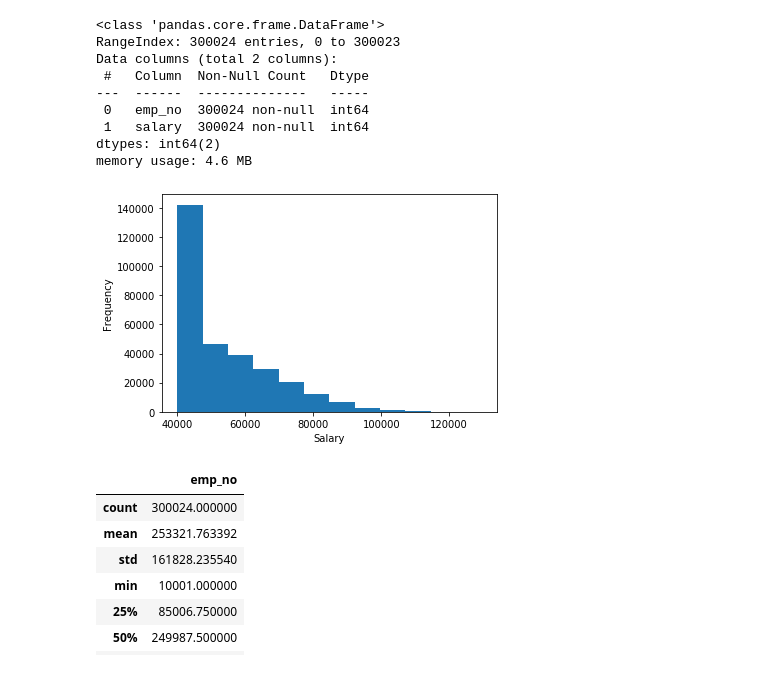
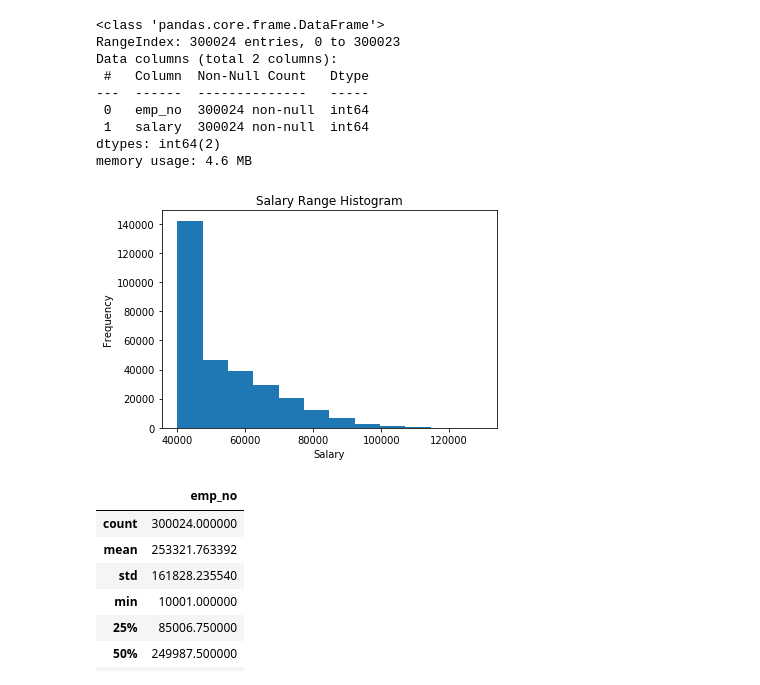
Before and after one commit to jnfost/sql_challenge, a Jupyter notebook: EmployeeSQL/EmployeesInfo.ipynb, the cells around one changed output. Cells and saved outputs as stored; diff of their text form; code cells hidden in the pictures.

Commit message:
Added Titles to charts

```diff
--- a/EmployeeSQL/EmployeesInfo.ipynb
+++ b/EmployeeSQL/EmployeesInfo.ipynb
@@ -40,9 +40,10 @@ memory usage: 4.6 MB
 # %%
 salaries_df['salary'].plot.hist(by = "salary", bins=12)
 plt.xlabel('Salary')
+plt.title("Salary Range Histogram")
 plt.show()
 # %% [output]
-[figure, old version]
+[figure, new version]
 # %%
 employees_df = pd.read_sql_table('employees', conn)
 display(employees_df.describe())
```
Also changed, not shown: parts of 1 cell of this notebook.
